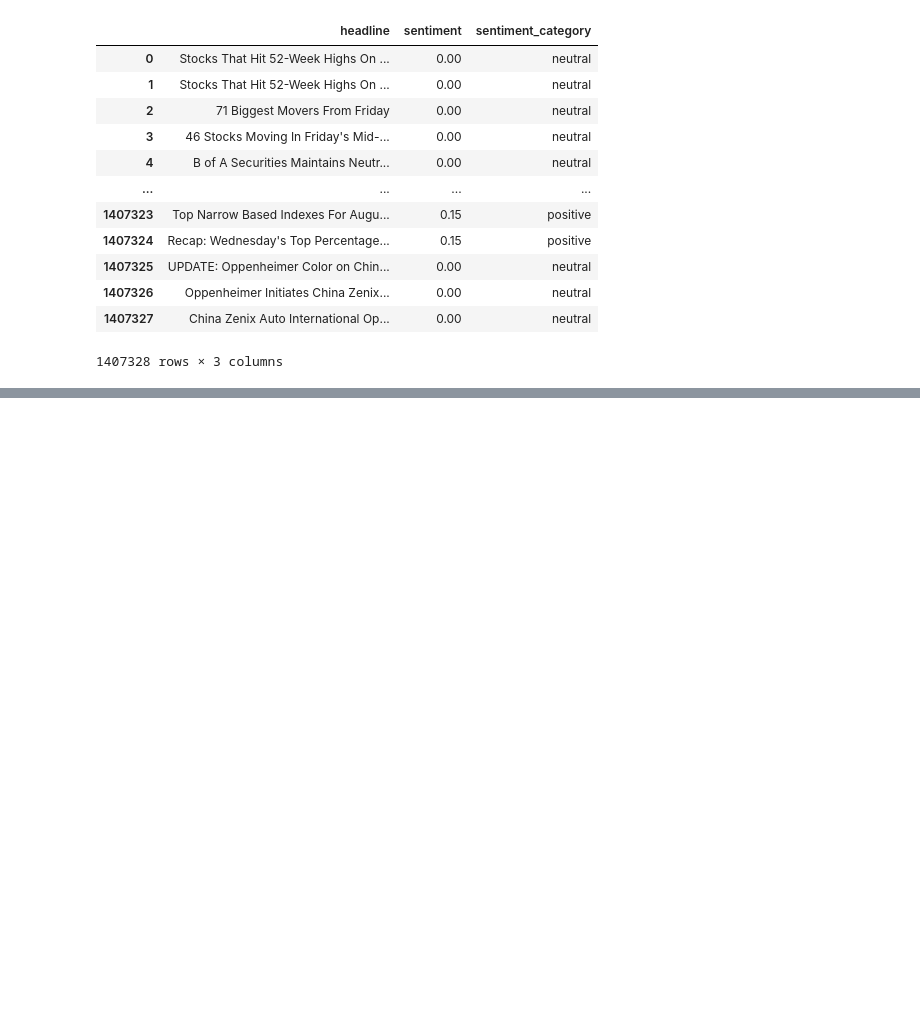
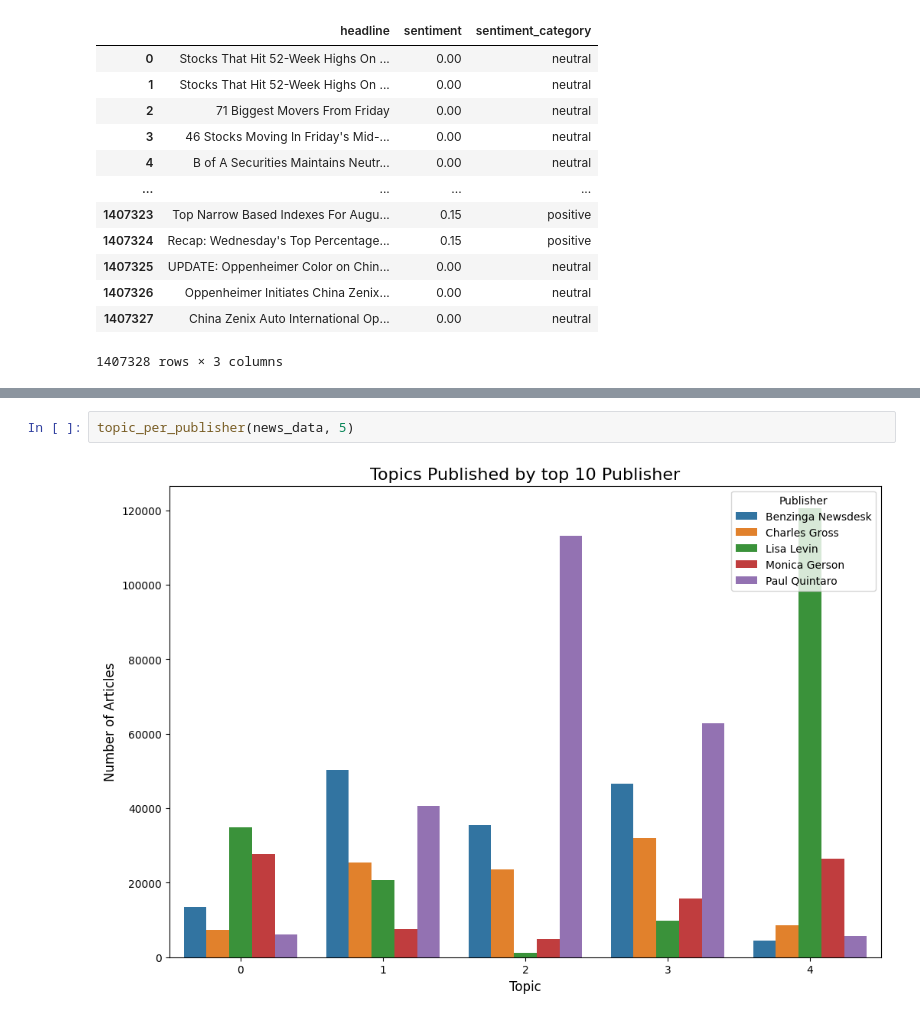
Before and after one commit to eskinder45/stock-analysis, a Jupyter notebook: notebooks/qualtative analysis.ipynb, the cells around one changed output, grey strips where cells are left out. Saved outputs shown, nothing was run; the diff lists cells and outputs as text; blank space fills up the shorter version.

```diff
--- a/notebooks/qualtative analysis.ipynb
+++ b/notebooks/qualtative analysis.ipynb
@@ -88,0 +98,4 @@ sentiment(news_data)
+# %%
+topic_per_publisher(news_data, 5)
+# %% [output]
+[figure, added]
```
Also changed, not shown: parts of 6 cells of this notebook, 1 other file.
